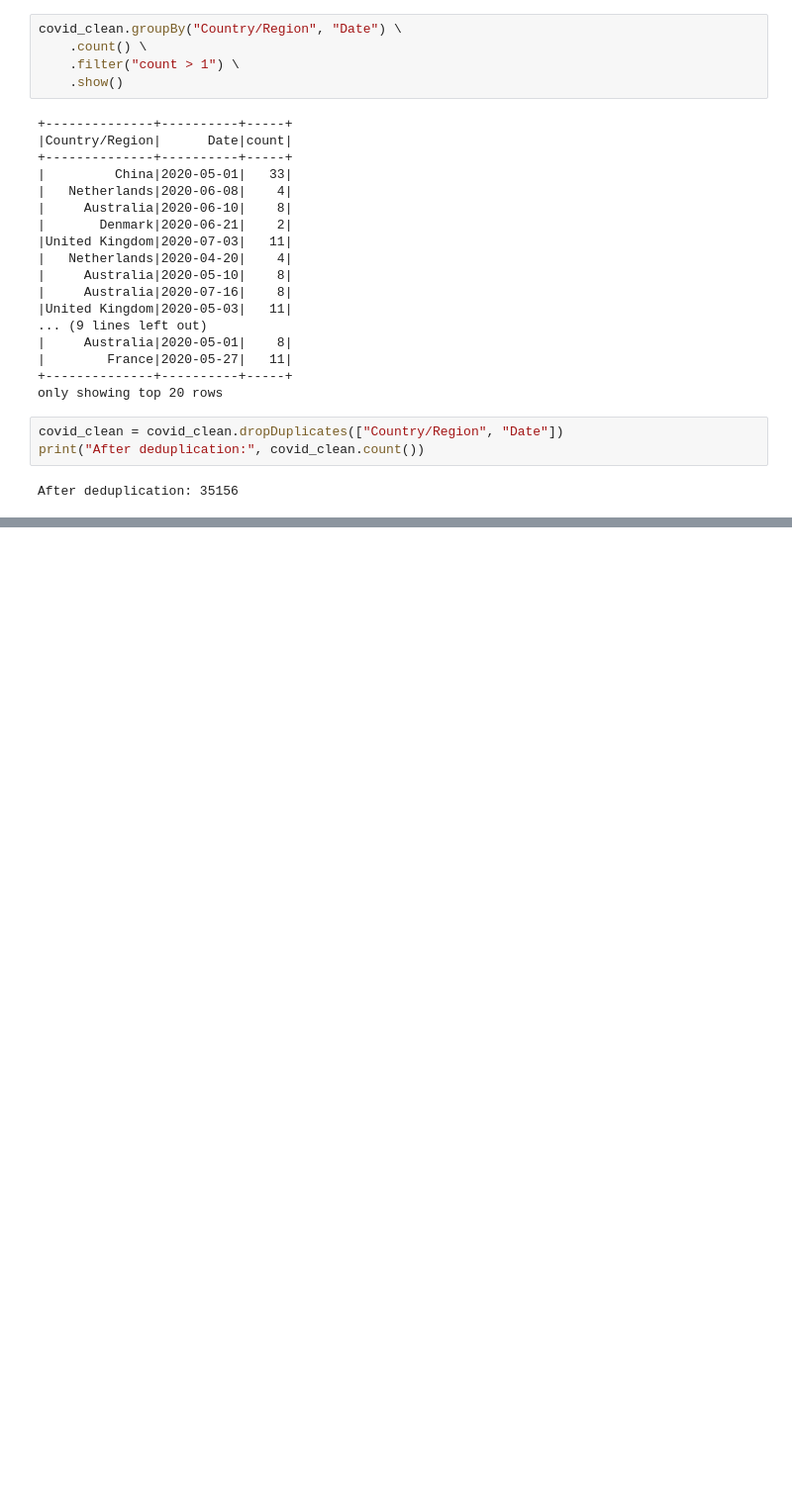
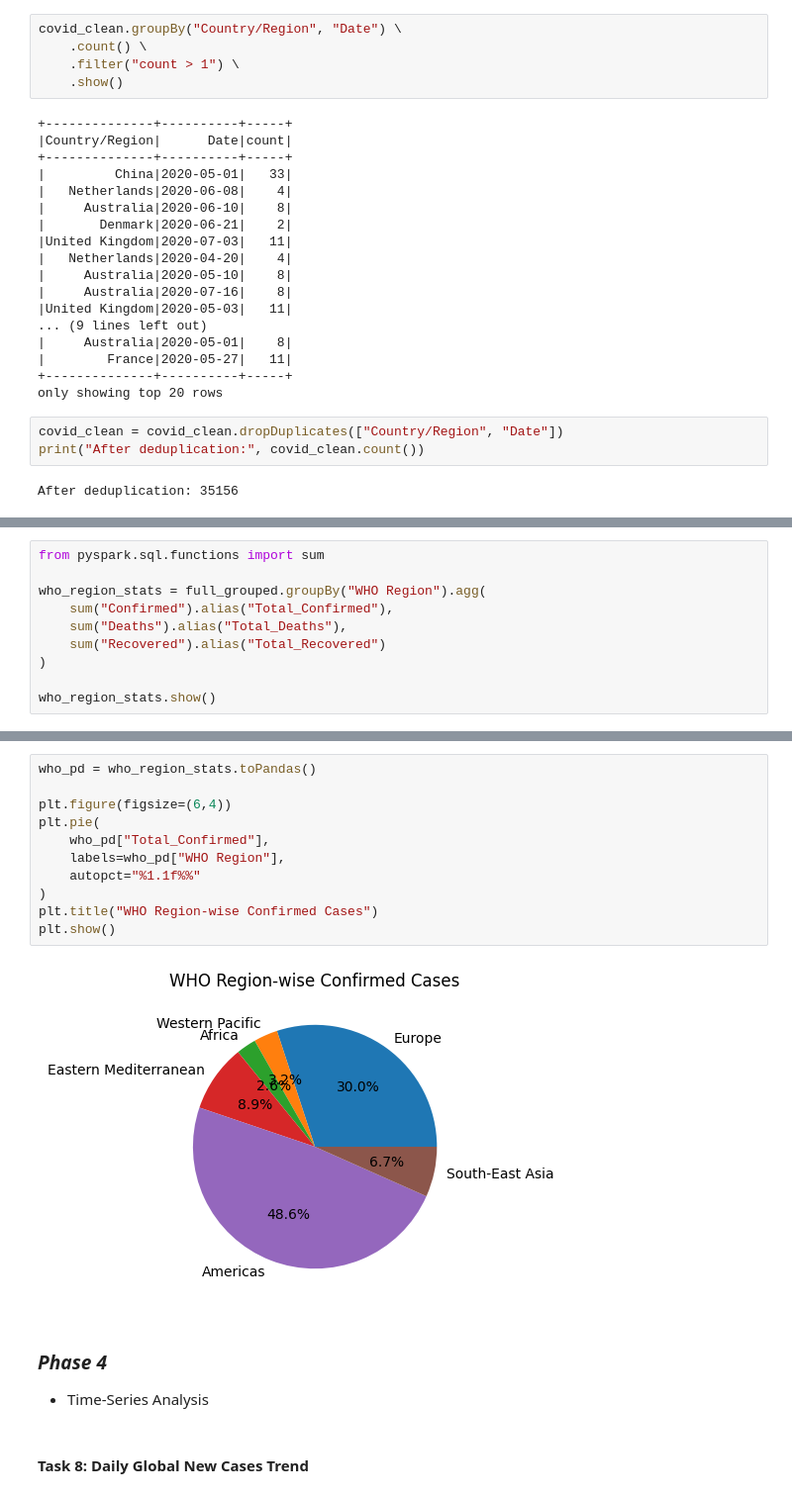
Before and after one commit to vivekdesai1215/Covid-19-Analysis-Pipeline-PySpark, a Jupyter notebook: covid19_analysis_pyspark.ipynb, the cells around one changed output, grey strips where cells are left out. Shown at 99% size. Cells and saved outputs as stored; diff of their text form; blank space fills up the shorter version.

```diff
--- a/covid19_analysis_pyspark.ipynb
+++ b/covid19_analysis_pyspark.ipynb
@@ -192,0 +282,10 @@ After deduplication: 35156
+# %%
+from pyspark.sql.functions import sum
+
+who_region_stats = full_grouped.groupBy("WHO Region").agg(
+    sum("Confirmed").alias("Total_Confirmed"),
+    sum("Deaths").alias("Total_Deaths"),
+    sum("Recovered").alias("Total_Recovered")
+)
+
+who_region_stats.show()
@@ -192,0 +303,18 @@ After deduplication: 35156
+# %%
+who_pd = who_region_stats.toPandas()
+
+plt.figure(figsize=(6,4))
+plt.pie(
+    who_pd["Total_Confirmed"],
+    labels=who_pd["WHO Region"],
+    autopct="%1.1f%%"
+)
+plt.title("WHO Region-wise Confirmed Cases")
+plt.show()
+# %% [output]
+[figure, added]
+# %% [markdown]
+### ***Phase 4***
+- Time-Series Analysis
+# %% [markdown]
+#### Task 8: Daily Global New Cases Trend
```
Also changed, not shown: parts of 20 cells of this notebook.
